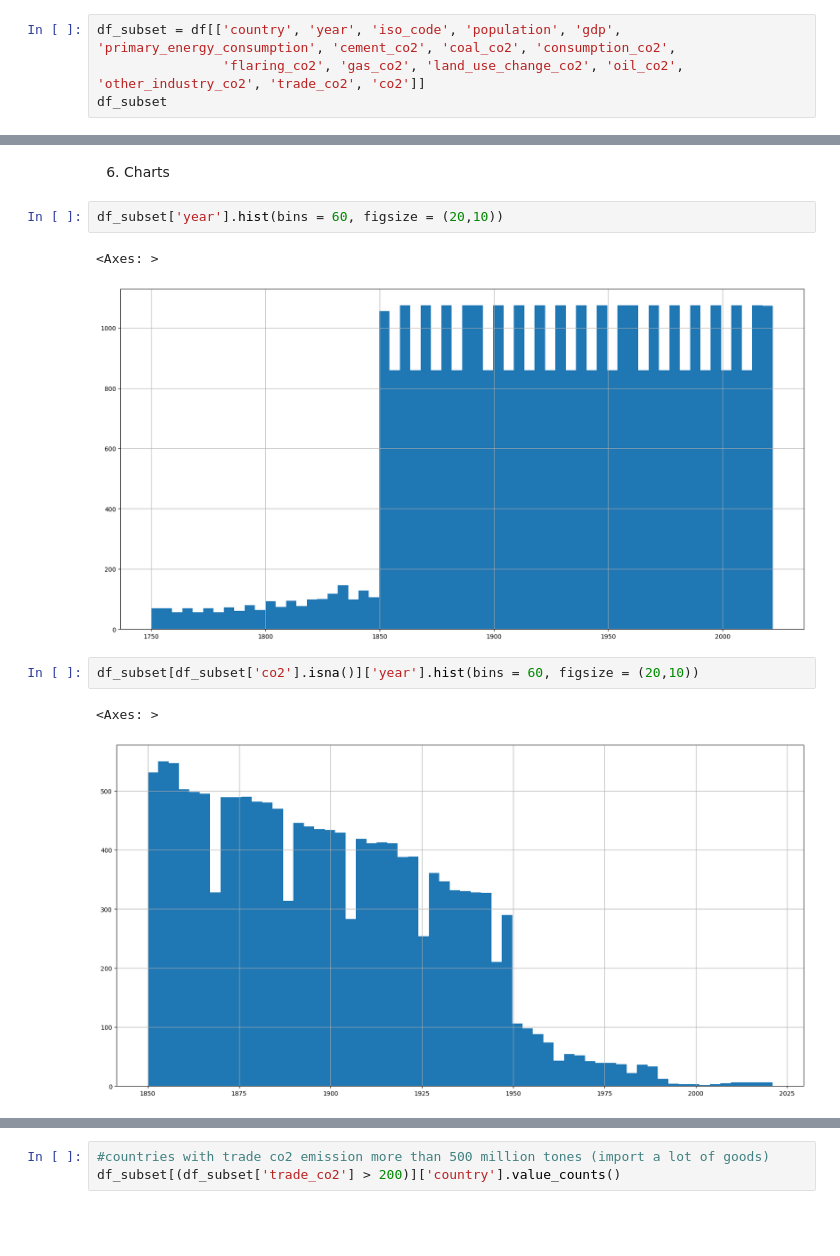
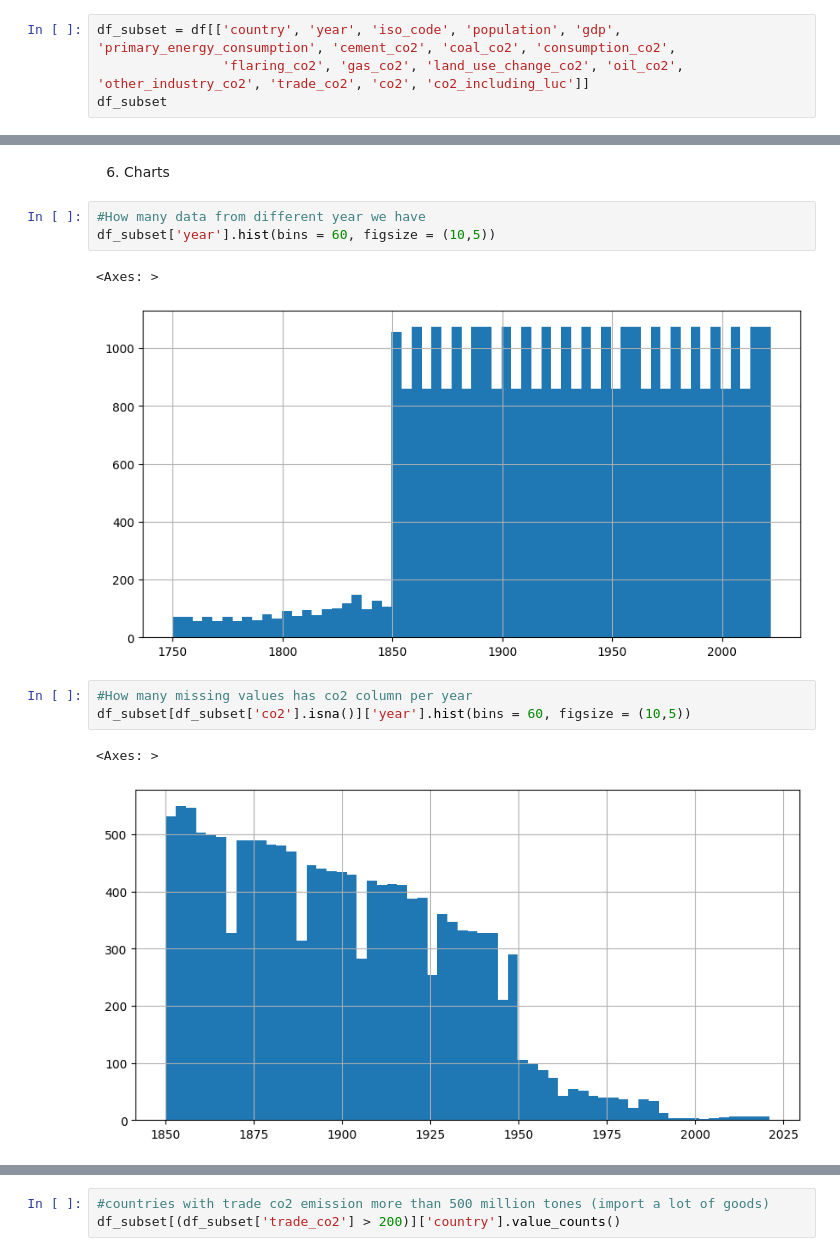
Before and after one commit to Bealtaine16/CO2_Emission, a Jupyter notebook: data_cleaning.ipynb, the cells around one changed output, grey strips where cells are left out. Drawn from its saved outputs; the diff is of its cells as text; blank space fills up the shorter version.

```diff
--- a/data_cleaning.ipynb
+++ b/data_cleaning.ipynb
@@ -50,7 +39,7 @@ Index(['country', 'year', 'iso_code', 'population', 'gdp', 'cement_co2',
 2. Filtered unused columns.
 # %%
 df_subset = df[['country', 'year', 'iso_code', 'population', 'gdp', 'primary_energy_consumption', 'cement_co2', 'coal_co2', 'consumption_co2',
-                'flaring_co2', 'gas_co2', 'land_use_change_co2', 'oil_co2', 'other_industry_co2', 'trade_co2', 'co2']]
+                'flaring_co2', 'gas_co2', 'land_use_change_co2', 'oil_co2', 'other_industry_co2', 'trade_co2', 'co2', 'co2_including_luc']]
 df_subset
 # %% [output]
 |  | country | year | iso_code | population | gdp | primary_energy_consumption | cement_co2 | coal_co2 | ... |
@@ -273,13 +276,15 @@ df_subset.describe()
 # %% [markdown]
 6. Charts
 # %%
-df_subset['year'].hist(bins = 60, figsize = (20,10))
+#How many data from different year we have
+df_subset['year'].hist(bins = 60, figsize = (10,5))
 # %% [output]
 <Axes: >
-[figure, old version]
+[figure, new version]
 # %%
-df_subset[df_subset['co2'].isna()]['year'].hist(bins = 60, figsize = (20,10))
+#How many missing values has co2 column per year
+df_subset[df_subset['co2'].isna()]['year'].hist(bins = 60, figsize = (10,5))
 # %% [output]
 <Axes: >
-[figure, old version]
+[figure, new version]
 # %%
```
Also changed, not shown: parts of 26 cells of this notebook, 3 other files.
